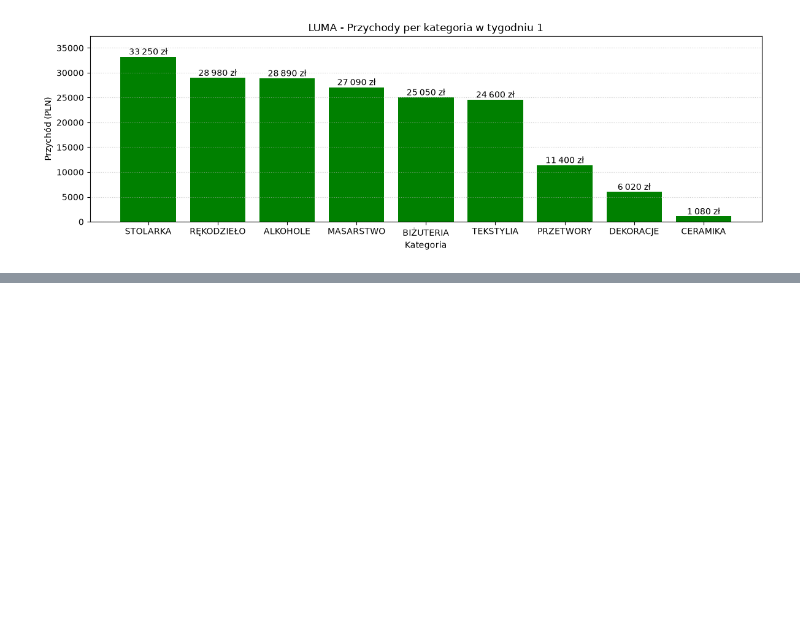
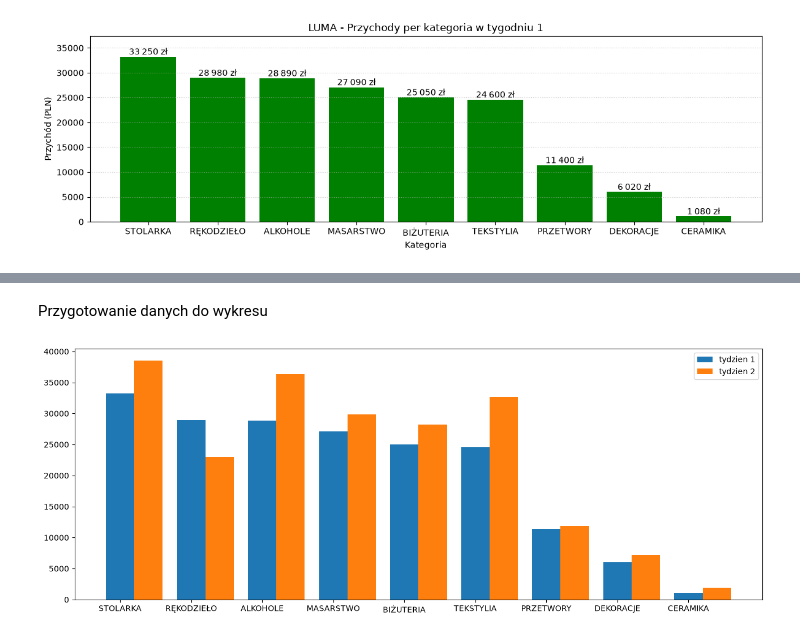
Before and after one commit to kwasniewski27/DataVisualisation, a Jupyter notebook: 01-bar.ipynb, the cells around one changed output, grey strips where cells are left out. Cells and saved outputs as stored; diff of their text form; code cells hidden in the pictures; blank space fills up the shorter version.

```diff
--- a/01-bar.ipynb
+++ b/01-bar.ipynb
@@ -265,0 +273,9 @@ plt.show()
+# %%
+boost_loc = 0.13
+boost_tur = 0.2
+t2 = generate_weekly_data(catalog, rng, boost_loc=boost_loc, boost_tur=boost_tur)
+t2 = t2.merge(catalog[["category", "price_pln_base"]], on="category", how="left")
+print("Tydzień 2 - przychody per kategoria (PLN)")
+display(t2)
+print("Łączny przychód w tygodniu 1 (PLN): ", format_pln(t1["revenue_pln"].sum()))
+print("Łączny przychód w tygodniu 2 (PLN): ", format_pln(t2["revenue_pln"].sum()))
@@ -265,0 +296,18 @@ plt.show()
+# %% [markdown]
+Przygotowanie danych do wykresu
+# %%
+categories_order = t1_sorted["category"]
+t1_revenue_total = t1_sorted["revenue_pln"]
+t2_revenue_total = t2.set_index("category").loc[categories]["revenue_pln"]
+x_locs = np.arange(len(categories))
+bar_width = 0.4
+bar_half = bar_width/2
+# %%
+plt.figure(figsize=(13,5))
+plt.bar(x_locs-bar_half, t1_revenue_total, width=bar_width, label = "tydzien 1", tick_label = categories)
+plt.bar(x_locs+bar_half, t2_revenue_total, width=bar_width, label = "tydzien 2")
+plt.legend()
+plt.tight_layout()
+plt.show()
+# %% [output]
+[figure, added]
```
Also changed, not shown: parts of 9 cells of this notebook.
